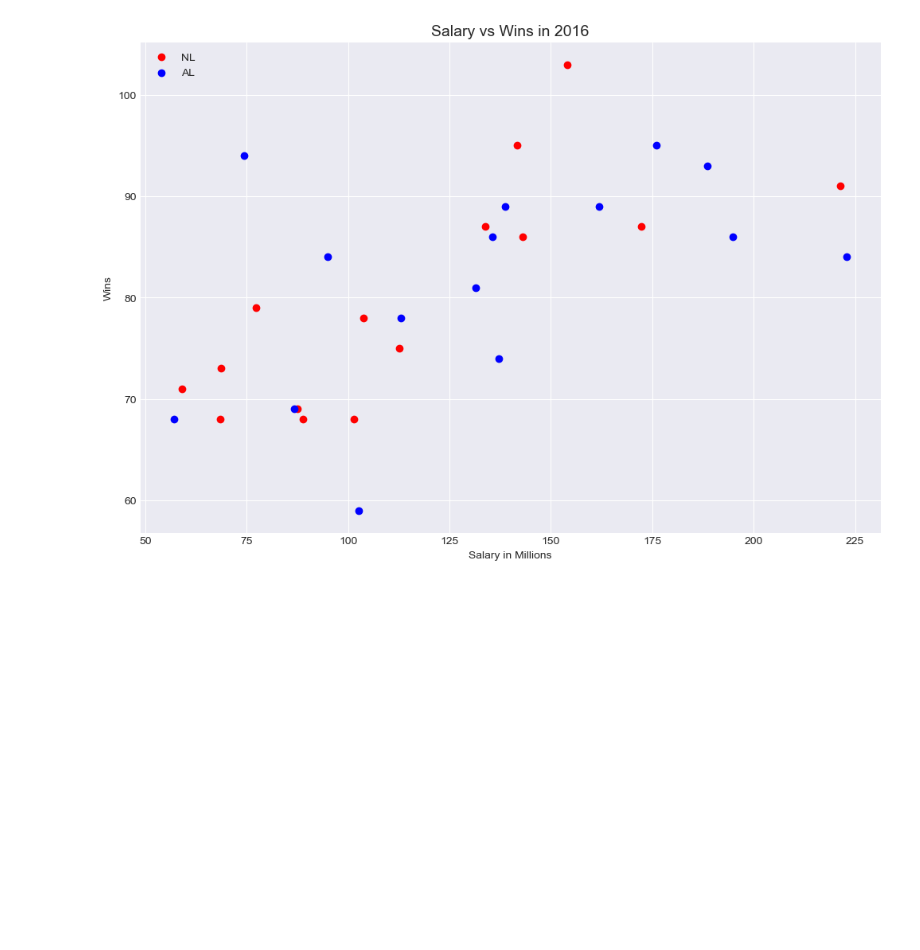
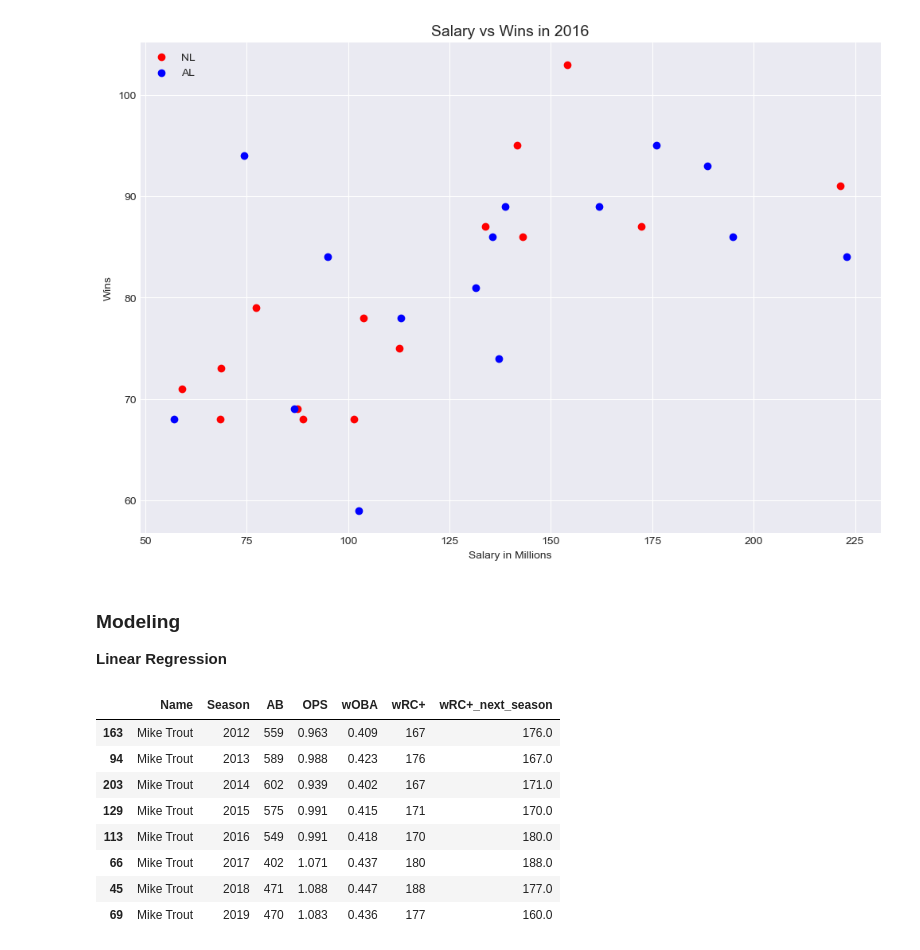
Before and after one commit to danielcho16/baseball_analytics, a Jupyter notebook: baseball_analytics.ipynb, the cells around one changed output. Drawn from its saved outputs; the diff is of its cells as text; code cells hidden in the pictures; blank space fills up the shorter version.

```diff
--- a/baseball_analytics.ipynb
+++ b/baseball_analytics.ipynb
@@ -1295,3 +1299,7 @@ ax.set_title('Salary vs Wins in 2016',fontsize=14)
 ax.legend(loc='upper left');
 # %% [output]
 [figure]
+# %% [markdown]
+### Modeling
+
+**Linear Regression**
@@ -1297,0 +1310,18 @@ ax.legend(loc='upper left');
+# %%
+# Mike Trout dataframe
+hits_df = batting_df.loc[:,['Season','Name','AB','H','OPS','BABIP','wOBA','wRC+','LD%','GB%','FB%','O-Swing%','Z-Swing%','O-Contact%','Z-Contact%',
+                            'SwStr%','Contact%','Swing%','Pull%','Cent%','Oppo%','Soft%','Med%','Hard%']]
+hits_df['wRC+_next_season'] = hits_df.sort_values(['Name','Season'],ascending=False).groupby('Name')['wRC+'].shift()
+hits_df = hits_df.loc[hits_df['AB']>=300]
+hits_df = hits_df.loc[hits_df['wRC+_next_season'].notnull()]
+hits_df.loc[hits_df['Name']=='Mike Trout',['Name','Season','AB','OPS','wOBA','wRC+','wRC+_next_season']].sort_values(by='Season')
+# %% [output]
+|  | Name | Season | AB | OPS | wOBA | wRC+ | wRC+_next_season |
+| 163 | Mike Trout | 2012 | 559 | 0.963 | 0.409 | 167 | 176.0 |
+| 94 | Mike Trout | 2013 | 589 | 0.988 | 0.423 | 176 | 167.0 |
+| 203 | Mike Trout | 2014 | 602 | 0.939 | 0.402 | 167 | 171.0 |
+| 129 | Mike Trout | 2015 | 575 | 0.991 | 0.415 | 171 | 170.0 |
+| 113 | Mike Trout | 2016 | 549 | 0.991 | 0.418 | 170 | 180.0 |
+| 66 | Mike Trout | 2017 | 402 | 1.071 | 0.437 | 180 | 188.0 |
+| 45 | Mike Trout | 2018 | 471 | 1.088 | 0.447 | 188 | 177.0 |
+| 69 | Mike Trout | 2019 | 470 | 1.083 | 0.436 | 177 | 160.0 |
```
Also changed, not shown: parts of 11 cells of this notebook, 1 other file.
